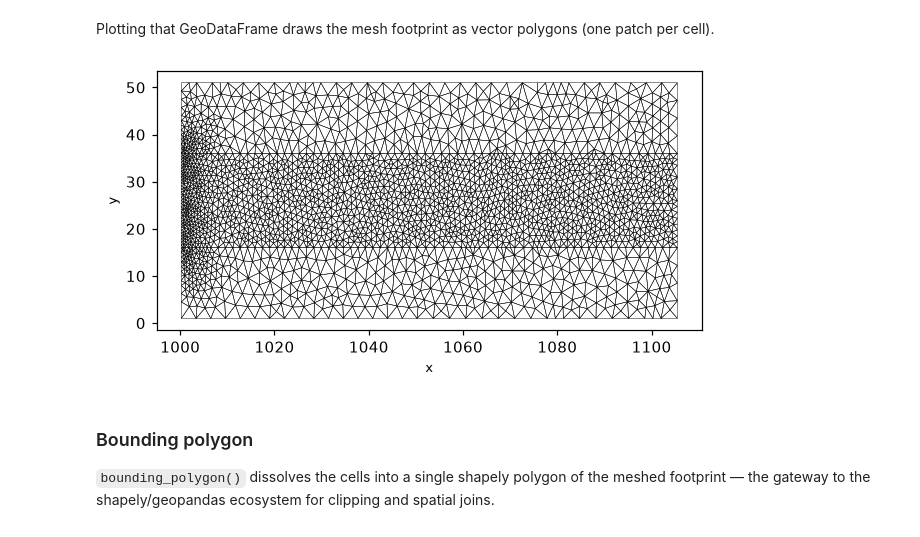
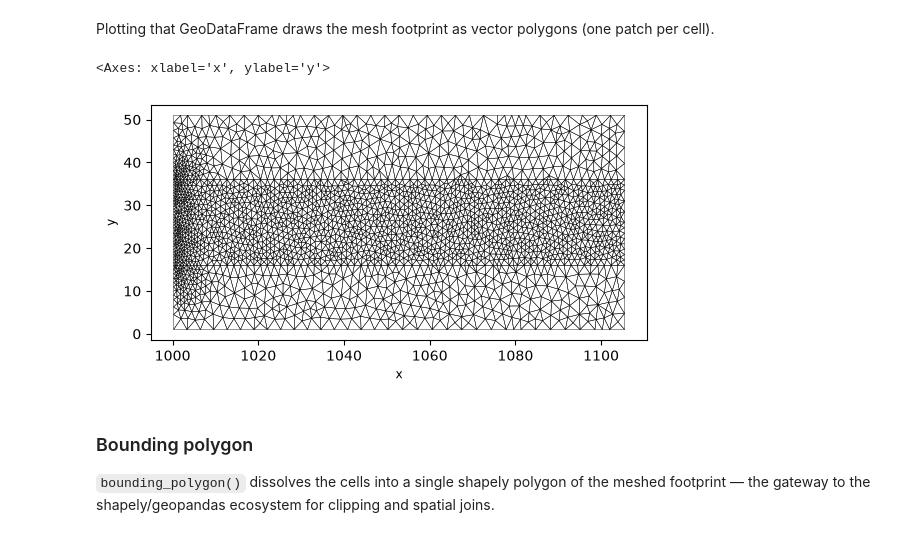
Before and after one commit to serapeum-org/pyramids-mesh, a Jupyter notebook: docs/examples/feflow.ipynb, the cells around one changed output. Cells and saved outputs as stored; diff of their text form; code cells hidden in the pictures.

```diff
--- a/docs/examples/feflow.ipynb
+++ b/docs/examples/feflow.ipynb
@@ -155,9 +151,9 @@ gdf.head()
 Plotting that GeoDataFrame draws the mesh footprint as vector polygons (one patch per cell).
 # %%
 gdf.plot(edgecolor="black", facecolor="none", linewidth=0.3)
-show()
 # %% [output]
+<Axes: xlabel='x', ylabel='y'>
-[figure, old version]
+[figure, new version]
 # %% [markdown]
 ### Bounding polygon
 
```
Also changed, not shown: parts of 8 cells of this notebook, 48 other files.
